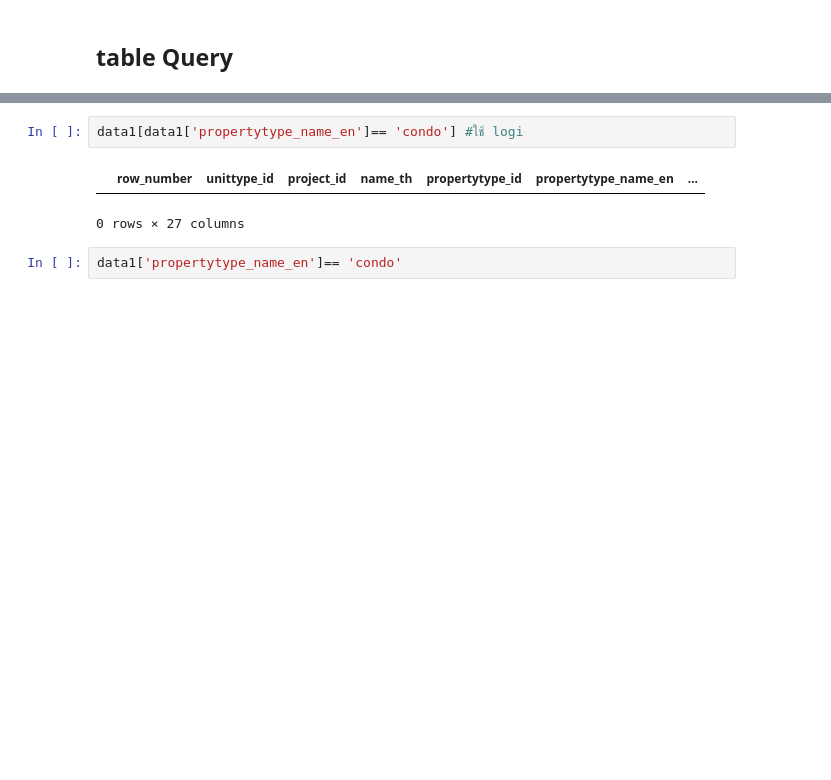
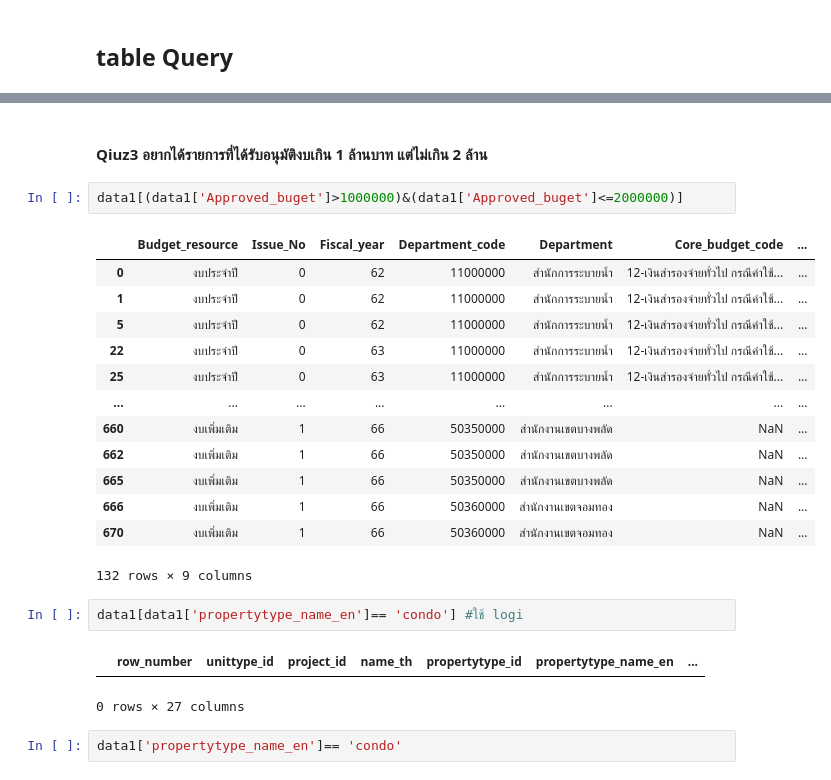
Before and after one commit to ChonChanokAng/python_dataviz2023, a Jupyter notebook: Pandas101.ipynb, the cells around one changed output, grey strips where cells are left out. Saved outputs shown, nothing was run; the diff lists cells and outputs as text; blank space fills up the shorter version.

Commit message:
Qiuz3

```diff
--- a/Pandas101.ipynb
+++ b/Pandas101.ipynb
@@ -198,3 +271,21 @@ data1.iloc[-20 :,7:10]
+# %% [markdown]
+#### Qiuz3 อยากได้รายการที่ได้รับอนุมัติงบเกิน 1 ล้านบาท แต่ไม่เกิน 2 ล้าน
+# %%
+data1[(data1['Approved_buget']>1000000)&(data1['Approved_buget']<=2000000)]
+# %% [output]
+|  | Budget_resource | Issue_No | Fiscal_year | Department_code | Department | Core_budget_code | ... |
+| 0 | งบประจำปี | 0 | 62 | 11000000 | สำนักการระบายน้ำ | 12-เงินสำรองจ่ายทั่วไป กรณีค่าใช้... | ... |
+| 1 | งบประจำปี | 0 | 62 | 11000000 | สำนักการระบายน้ำ | 12-เงินสำรองจ่ายทั่วไป กรณีค่าใช้... | ... |
+| 5 | งบประจำปี | 0 | 62 | 11000000 | สำนักการระบายน้ำ | 12-เงินสำรองจ่ายทั่วไป กรณีค่าใช้... | ... |
+| 22 | งบประจำปี | 0 | 63 | 11000000 | สำนักการระบายน้ำ | 12-เงินสำรองจ่ายทั่วไป กรณีค่าใช้... | ... |
+| 25 | งบประจำปี | 0 | 63 | 11000000 | สำนักการระบายน้ำ | 12-เงินสำรองจ่ายทั่วไป กรณีค่าใช้... | ... |
+| ... | ... | ... | ... | ... | ... | ... | ... |
+| 660 | งบเพิ่มเติม | 1 | 66 | 50350000 | สำนักงานเขตบางพลัด | NaN | ... |
+| 662 | งบเพิ่มเติม | 1 | 66 | 50350000 | สำนักงานเขตบางพลัด | NaN | ... |
+| 665 | งบเพิ่มเติม | 1 | 66 | 50350000 | สำนักงานเขตบางพลัด | NaN | ... |
+| 666 | งบเพิ่มเติม | 1 | 66 | 50360000 | สำนักงานเขตจอมทอง | NaN | ... |
+| 670 | งบเพิ่มเติม | 1 | 66 | 50360000 | สำนักงานเขตจอมทอง | NaN | ... |
+132 rows × 9 columns
 # %%
 data1[data1['propertytype_name_en']== 'condo'] #ใช้ logi
 # %% [output]
```
Also changed, not shown: parts of 20 cells of this notebook.
